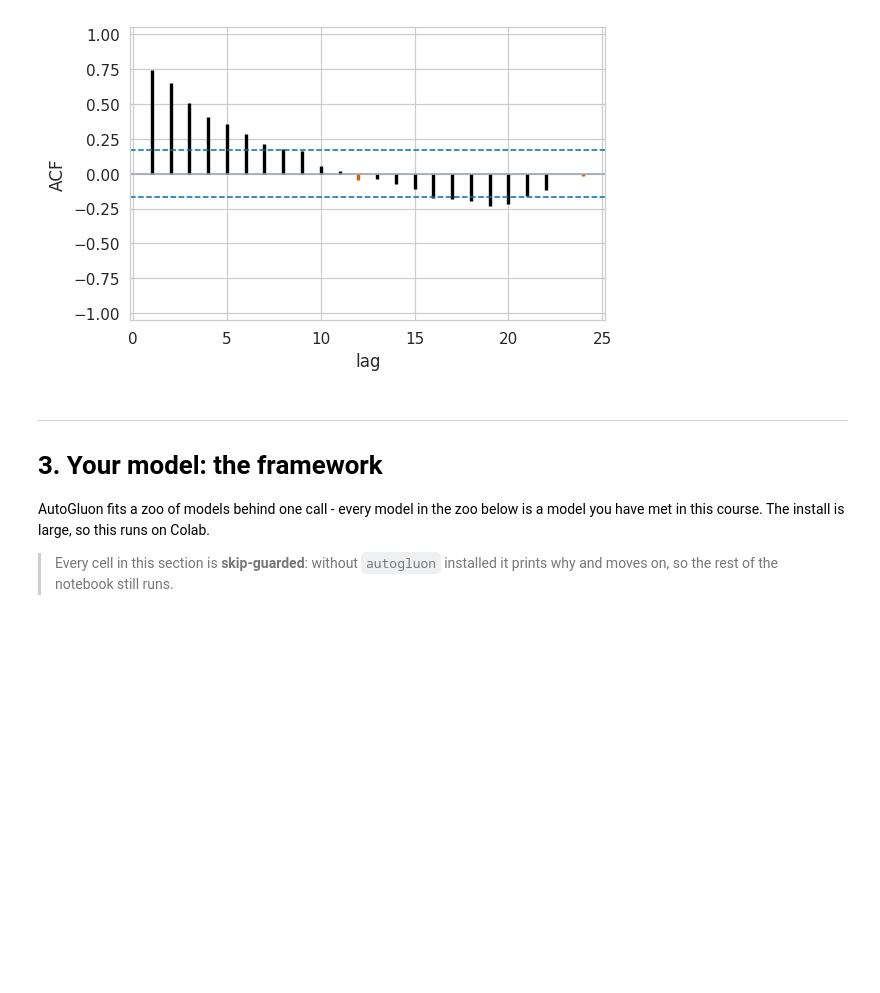
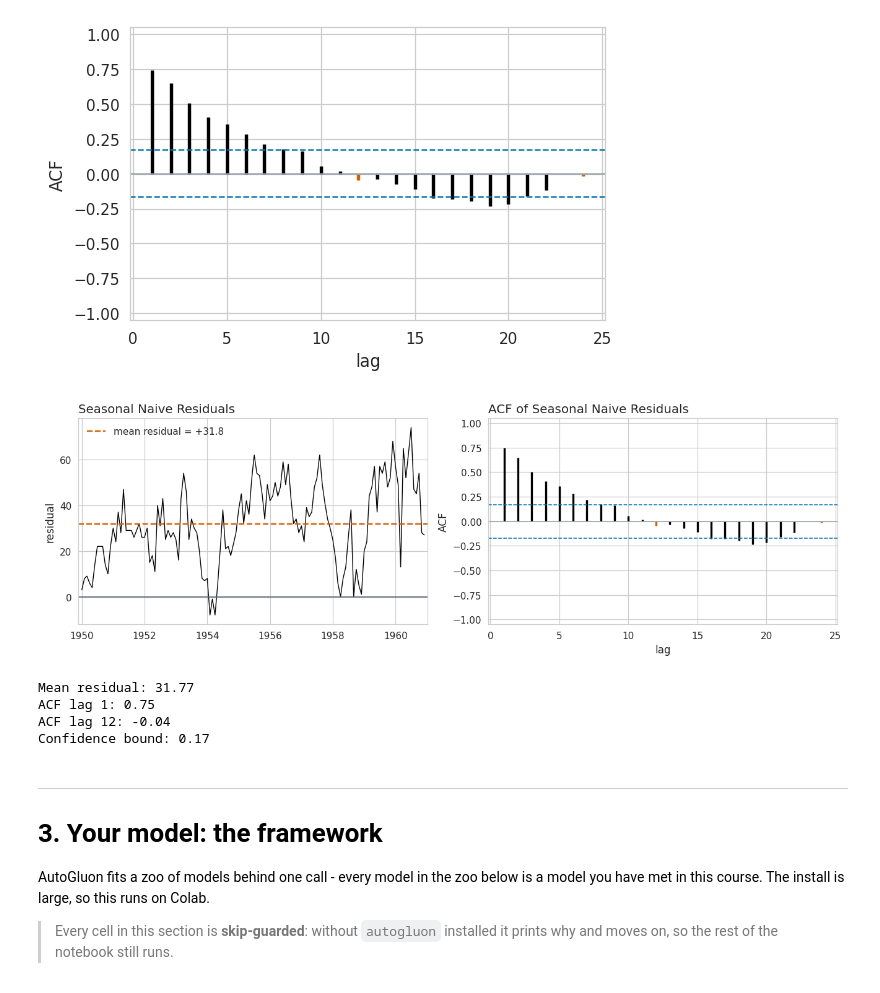
Before and after one commit to cbvxil/international-airpassengers-project, a Jupyter notebook: project.ipynb, the cells around one changed output. Cells and saved outputs as stored; diff of their text form; code cells hidden in the pictures; blank space fills up the shorter version.

```diff
--- a/project.ipynb
+++ b/project.ipynb
@@ -237,6 +279,46 @@ plt.show()
 # %% [output]
 [figure]
 [figure]
+# %%
+
+resid_floor = df["y"] - df["y"].shift(SEASON_LENGTH)
+
+fig, axes = plt.subplots(1, 2, figsize=(12, 4))
+
+P.residual_time_plot(
+    resid_floor,
+    ds=df["ds"],
+    ax=axes[0],
+    show_mean=True,
+    title="Seasonal Naive Residuals"
+)
+
+P.acf_plot(
+    resid_floor.dropna(),
+    nlags=24,
+    ax=axes[1],
+    highlight_every=SEASON_LENGTH,
+    title="ACF of Seasonal Naive Residuals"
+)
+
+plt.tight_layout()
+plt.show()
+
+acf_values, bound = P.acf_values(
+    resid_floor.dropna(),
+    nlags=24
+)
+
+print("Mean residual:", round(resid_floor.mean(), 2))
+print("ACF lag 1:", round(acf_values[0], 2))
+print("ACF lag 12:", round(acf_values[11], 2))
+print("Confidence bound:", round(bound, 2))
+# %% [output]
+[figure, added]
+Mean residual: 31.77
+ACF lag 1: 0.75
+ACF lag 12: -0.04
+Confidence bound: 0.17
 # %% [markdown]
 ---
 # 3. Your model: the framework
```
Also changed, not shown: parts of 29 cells of this notebook.
